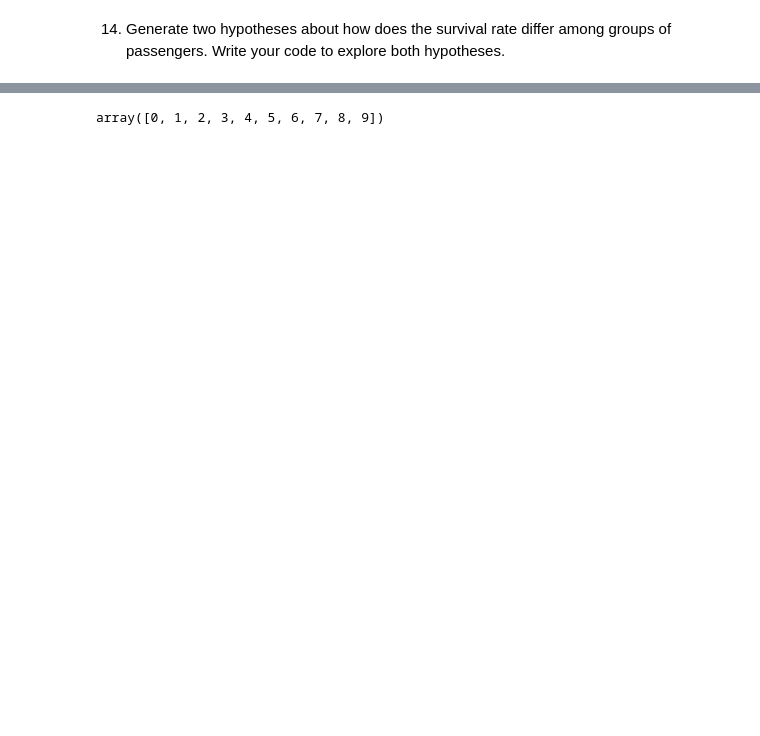
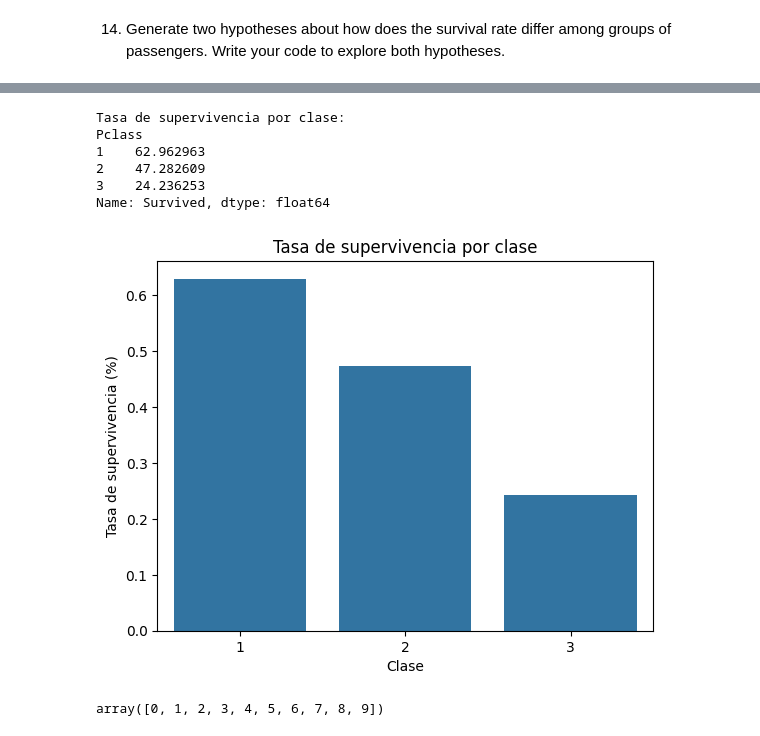
Before and after one commit to IDM4s-2025/df-manipulation642, a Jupyter notebook: titanic.ipynb, the cells around one changed output, grey strips where cells are left out. Saved outputs shown, nothing was run; the diff lists cells and outputs as text; code cells hidden in the pictures; blank space fills up the shorter version.

```diff
--- a/titanic.ipynb
+++ b/titanic.ipynb
@@ -215,3 +322,36 @@ def porcentaje
+# %%
+def explorar_hipotesis_clase(df: pd.DataFrame):
+    """Explora la hipótesis de que la tasa de supervivencia es mayor en pasajeros de primera clase.
+
+    Args:
+        df (pd.DataFrame): DataFrame que contiene la información de los pasajeros.
+    """
+    # Agrupar por clase y calcular la tasa de supervivencia
+    tasa_supervivencia_clase = df.groupby("Pclass")["Survived"].mean() * 100
+
+    print("Tasa de supervivencia por clase:")
+    print(tasa_supervivencia_clase)
+
+    # Visualización
+    import matplotlib.pyplot as plt
+    import seaborn as sns
+
+    sns.barplot(x="Pclass", y="Survived", data=df, errorbar=None)
+    plt.title("Tasa de supervivencia por clase")
+    plt.ylabel("Tasa de supervivencia (%)")
+    plt.xlabel("Clase")
+    plt.show()
+
+# Llamada a la función
+explorar_hipotesis_clase(titanictrain)
+# %% [output]
+Tasa de supervivencia por clase:
+Pclass
+1    62.962963
+2    47.282609
+3    24.236253
+Name: Survived, dtype: float64
+[figure, added]
 # %%
 import numpy as np
 
```
Also changed, not shown: parts of 10 cells of this notebook.
